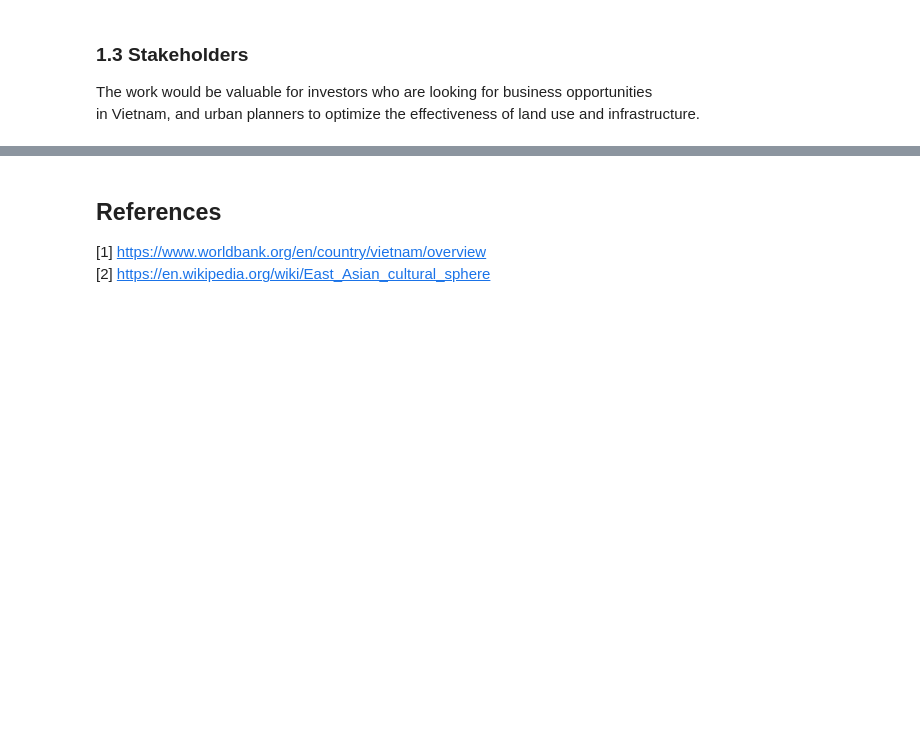
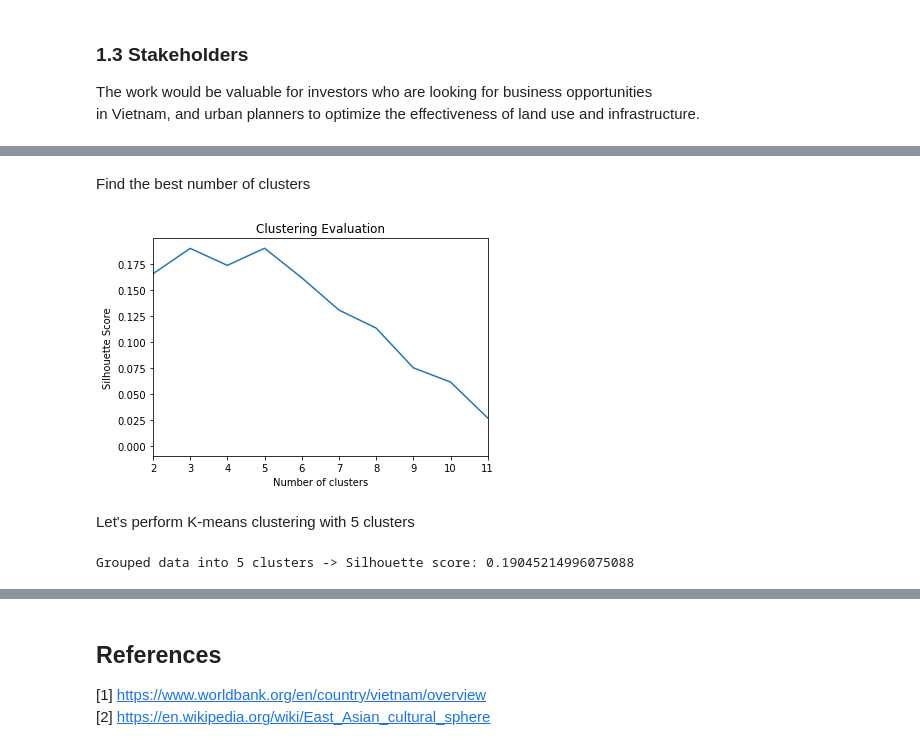
Before and after one commit to lehoang318/Coursera_Capstone, a Jupyter notebook: Potential-Business-Services-in-Vietnam.ipynb, the cells around one changed output, grey strips where cells are left out. Drawn from its saved outputs; the diff is of its cells as text; code cells hidden in the pictures; blank space fills up the shorter version.

```diff
--- a/Potential-Business-Services-in-Vietnam.ipynb
+++ b/Potential-Business-Services-in-Vietnam.ipynb
@@ -51,0 +261,9 @@
+# %%
+shanghai_venues = getNearbyVenues(
+                names=df_shanghai['Area'],
+                latitudes=df_shanghai['Latitude'],
+                longitudes=df_shanghai['Longitude']
+              )
+
+print('Number of venues:', len(shanghai_venues))
+shanghai_venues.head()
@@ -51,0 +609,3 @@
+# %%
+shanghai_venues_grouped = preparation(shanghai_venues)
+shanghai_venues_grouped.head()
@@ -51,0 +633,12 @@
+# %% [markdown]
+Find the best number of clusters
+# %%
+inspect_k_means(shanghai_venues_grouped, kmax = shanghai_venues_grouped.shape[0] - 1)
+# %% [output]
+[figure, added]
+# %% [markdown]
+Let's perform K-means clustering with 5 clusters
+# %%
+shanghai_venues_labels = cluster(shanghai_venues_grouped, k = 5)
+# %% [output]
+Grouped data into 5 clusters -> Silhouette score: 0.19045214996075088
```
Also changed, not shown: parts of 100 cells of this notebook, 1 other file.
